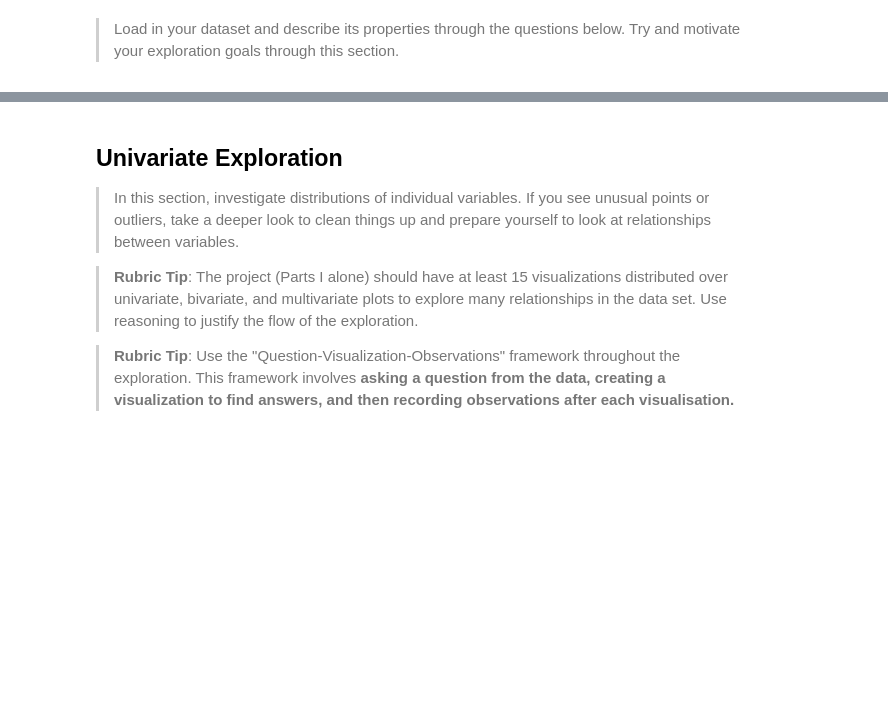
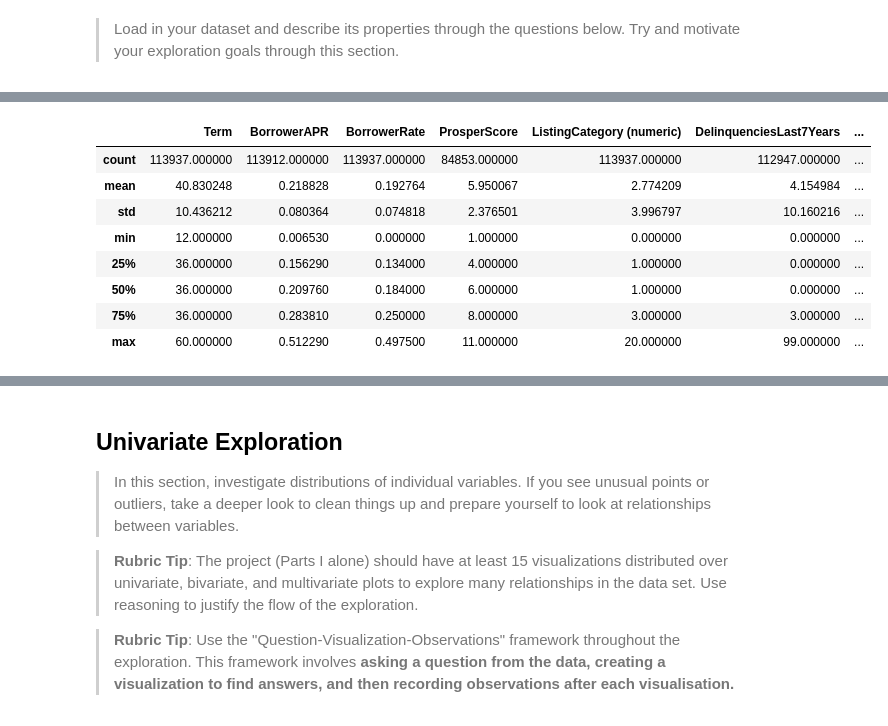
Before and after one commit to skevin-dev/communicate-data-findings, a Jupyter notebook: Notebooks/Part_I_exploration_data_analysis.ipynb, the cells around one changed output, grey strips where cells are left out. Drawn from its saved outputs; the diff is of its cells as text; code cells hidden in the pictures; blank space fills up the shorter version.

Commit message:
exploratory data analysis

```diff
--- a/Notebooks/Part_I_exploration_data_analysis.ipynb
+++ b/Notebooks/Part_I_exploration_data_analysis.ipynb
@@ -24,3 +26,9 @@ import seaborn as sb
 %matplotlib inline
 # %% [markdown]
 > Load in your dataset and describe its properties through the questions below. Try and motivate your exploration goals through this section.
+# %%
+df = pd.read_csv('../Data/prosperLoanData.csv')
+# %%
+#### first columns of the data
+pd.set_option('display.max_columns', None)
+df.head()
@@ -26,0 +62,18 @@ import seaborn as sb
+# %%
+#choose the columns of interest
+used_cols = ['ListingCreationDate','Term', 'LoanStatus', 'BorrowerAPR','BorrowerRate', 'ProsperRating (Alpha)','ProsperScore', 'ListingCategory (numeric)','BorrowerState','EmploymentStatus',
+    'IsBorrowerHomeowner','DelinquenciesLast7Years', 'StatedMonthlyIncome', 'TotalProsperLoans', 'LoanOriginalAmount',
+    'LoanOriginationDate', 'Recommendations', 'Investors']
+df_used_cols = df[used_cols]
+# %%
+df_used_cols.describe()
+# %% [output]
+|  | Term | BorrowerAPR | BorrowerRate | ProsperScore | ListingCategory (numeric) | DelinquenciesLast7Years | ... |
+| count | 113937.000000 | 113912.000000 | 113937.000000 | 84853.000000 | 113937.000000 | 112947.000000 | ... |
+| mean | 40.830248 | 0.218828 | 0.192764 | 5.950067 | 2.774209 | 4.154984 | ... |
+| std | 10.436212 | 0.080364 | 0.074818 | 2.376501 | 3.996797 | 10.160216 | ... |
+| min | 12.000000 | 0.006530 | 0.000000 | 1.000000 | 0.000000 | 0.000000 | ... |
+| 25% | 36.000000 | 0.156290 | 0.134000 | 4.000000 | 1.000000 | 0.000000 | ... |
+| 50% | 36.000000 | 0.209760 | 0.184000 | 6.000000 | 1.000000 | 0.000000 | ... |
+| 75% | 36.000000 | 0.283810 | 0.250000 | 8.000000 | 3.000000 | 3.000000 | ... |
+| max | 60.000000 | 0.512290 | 0.497500 | 11.000000 | 20.000000 | 99.000000 | ... |
```
Also changed, not shown: parts of 6 cells of this notebook.
